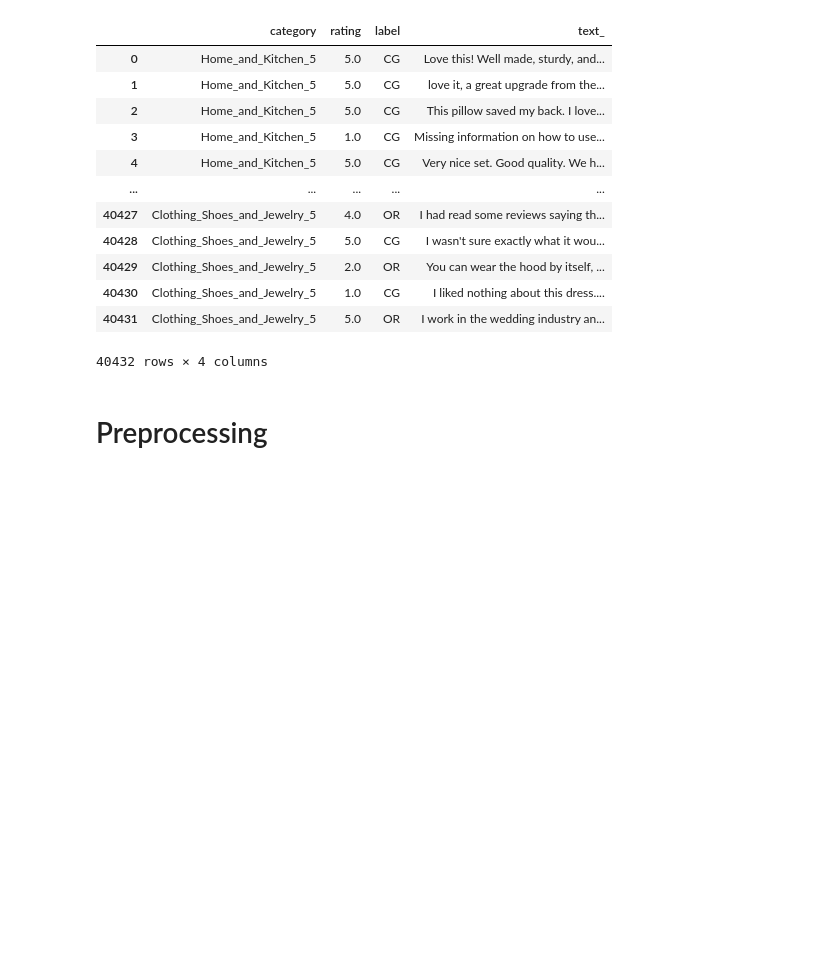
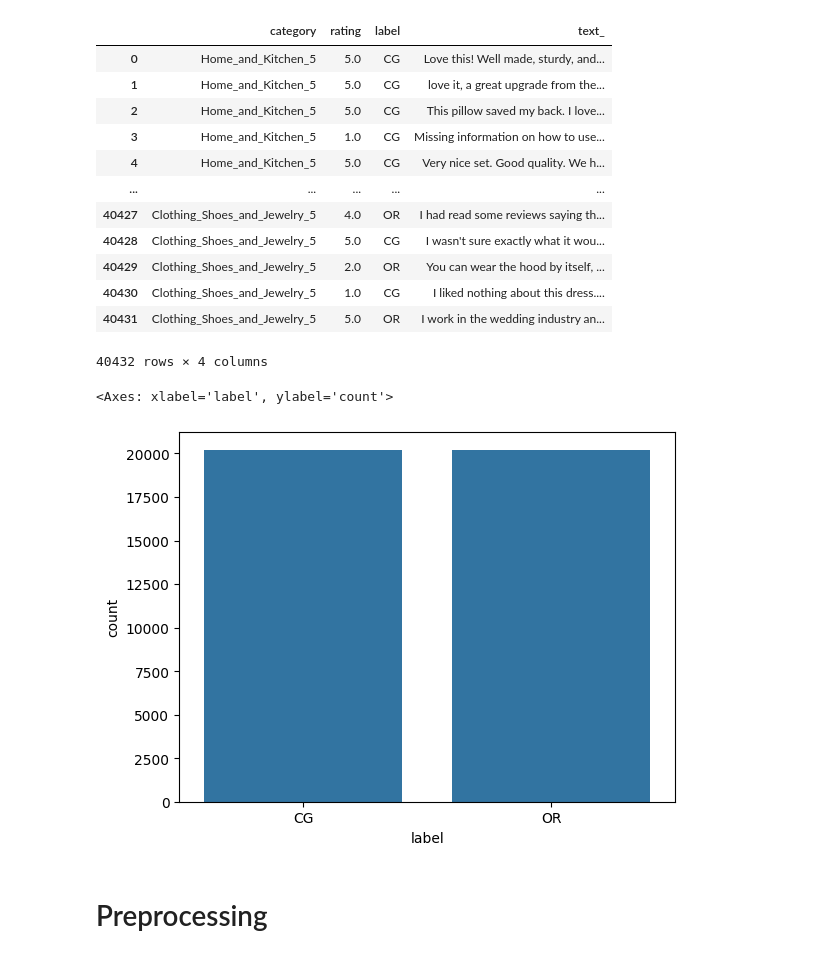
Before and after one commit to niimo753/spam-review-detection, a Jupyter notebook: notebooks/testing/word2vec.ipynb, the cells around one changed output. Drawn from its saved outputs; the diff is of its cells as text; code cells hidden in the pictures; blank space fills up the shorter version.

```diff
--- a/notebooks/testing/word2vec.ipynb
+++ b/notebooks/testing/word2vec.ipynb
@@ -54,6 +47,14 @@ Shape of OFS:  (40432, 4)
 | 40430 | Clothing_Shoes_and_Jewelry_5 | 1.0 | CG | I liked nothing about this dress.... |
 | 40431 | Clothing_Shoes_and_Jewelry_5 | 5.0 | OR | I work in the wedding industry an... |
 40432 rows × 4 columns
+# %%
+import seaborn as sns
+count = osf['label'].value_counts()
+count
+sns.barplot(x=count.index, y=count)
+# %% [output]
+<Axes: xlabel='label', ylabel='count'>
+[figure, added]
 # %% [markdown]
 # Preprocessing
 # %% [markdown]
```
Also changed, not shown: parts of 12 cells of this notebook, 3 other files.
